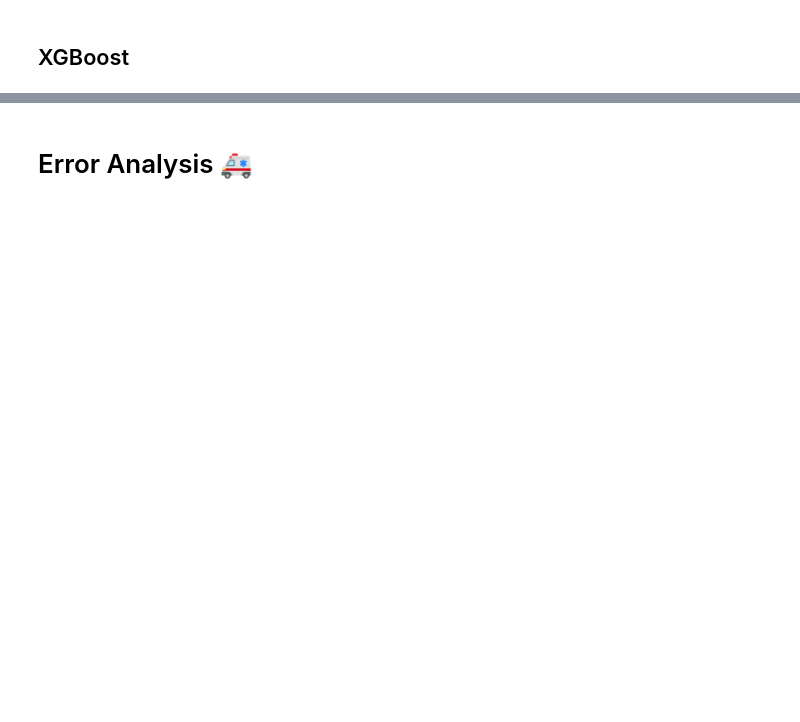
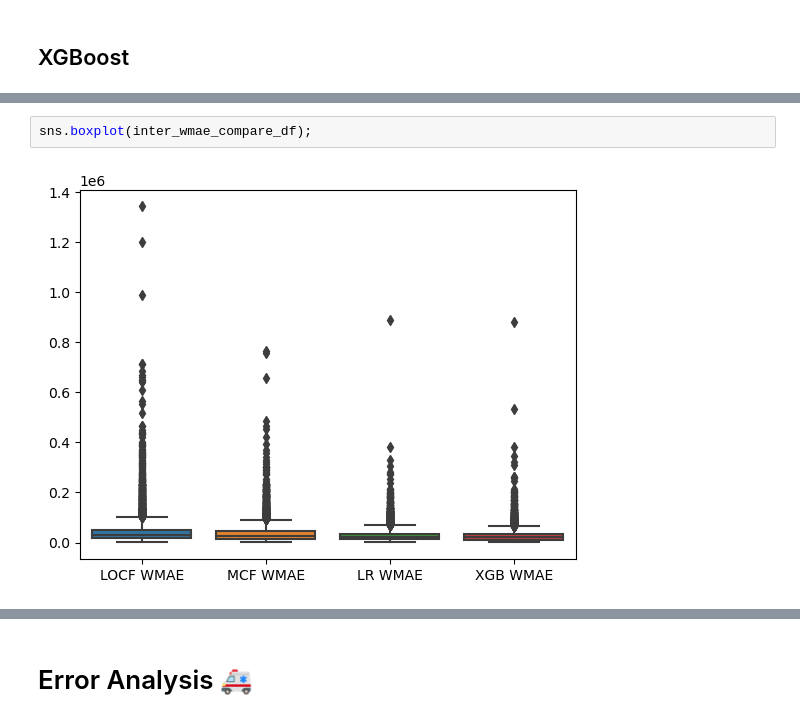
Before and after one commit to prompath/kaggle-the-winton-stock-market-challenge, a Jupyter notebook: [Kaggle] The Winton Stock Market Challenge - Jeerawat.ipynb, the cells around one changed output, grey strips where cells are left out. Drawn from its saved outputs; the diff is of its cells as text; blank space fills up the shorter version.

```diff
--- a/[Kaggle] The Winton Stock Market Challenge - Jeerawat.ipynb
+++ b/[Kaggle] The Winton Stock Market Challenge - Jeerawat.ipynb
@@ -736,0 +1112,4 @@ X_inter
+# %%
+sns.boxplot(inter_wmae_compare_df);
+# %% [output]
+[figure, added]
```
Also changed, not shown: parts of 91 cells of this notebook.
